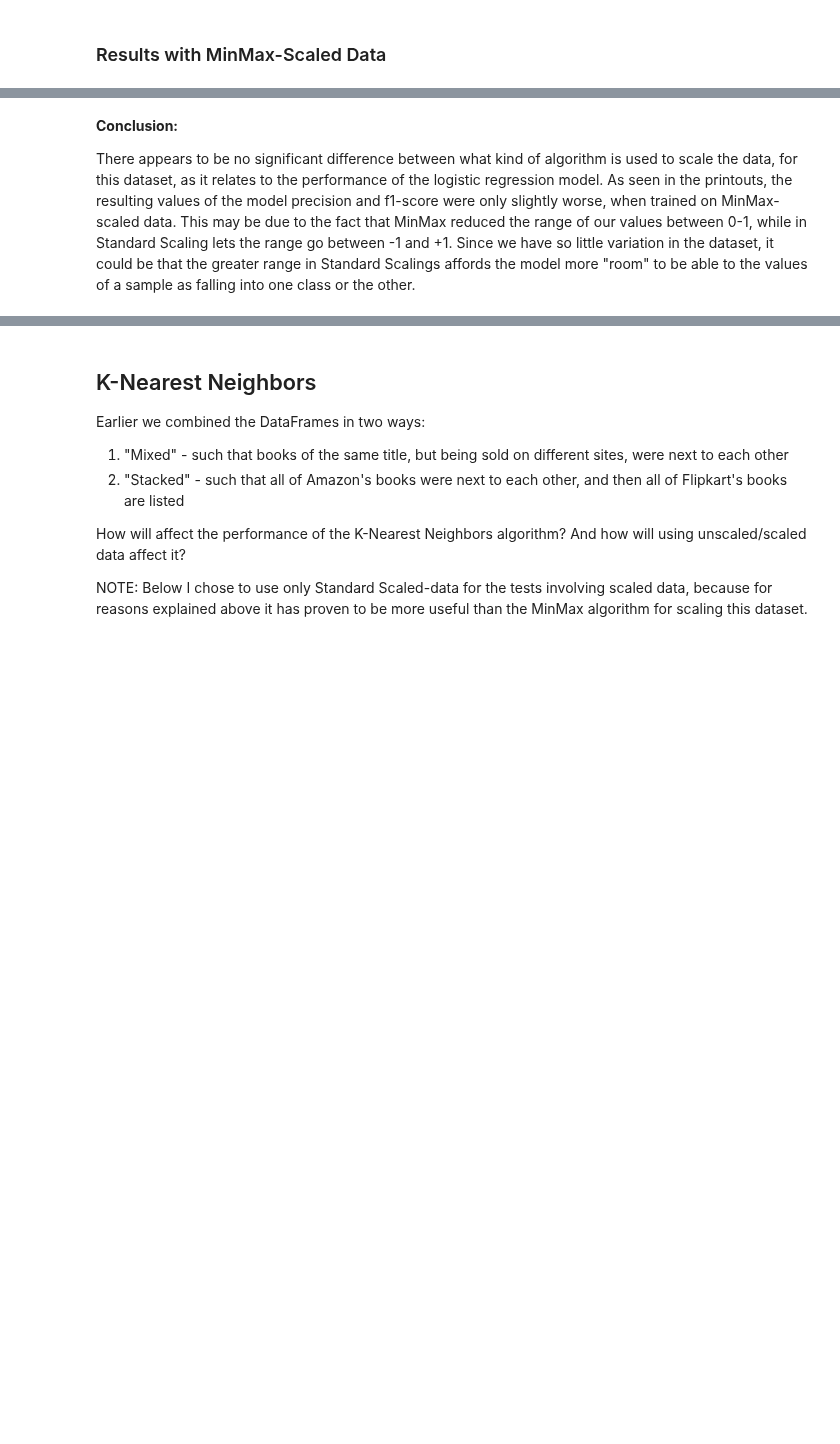
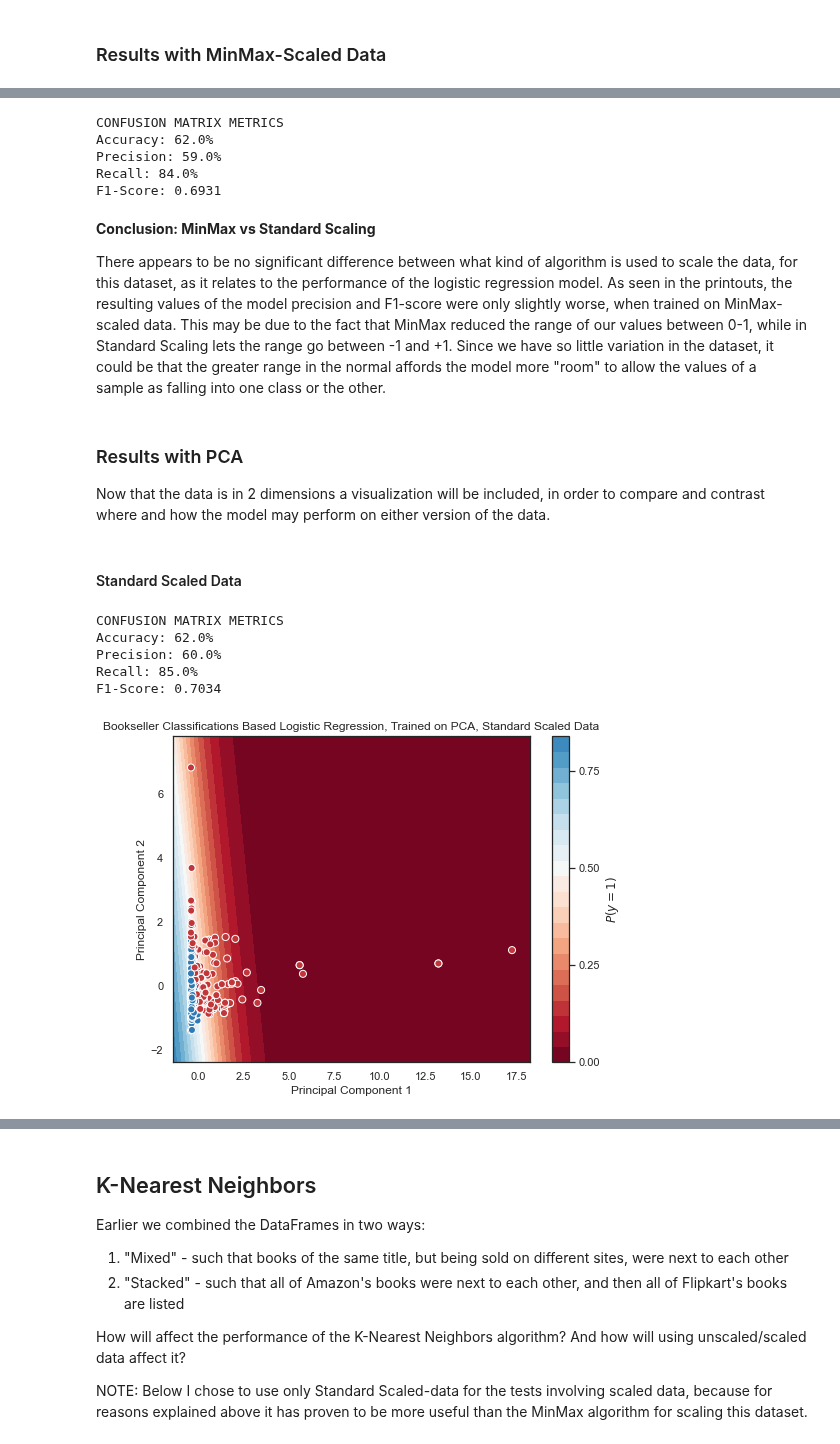
Before and after one commit to UPstartDeveloper/bookstore-classifier, a Jupyter notebook: classifications.ipynb, the cells around one changed output, grey strips where cells are left out. Cells and saved outputs as stored; diff of their text form; code cells hidden in the pictures; blank space fills up the shorter version.

```diff
--- a/classifications.ipynb
+++ b/classifications.ipynb
@@ -965,10 +991,0 @@ Here's the 3D perspective:
-# %%
-X0, X1, y = X_train_reduced_s_scaled[:, 0],  X_train_reduced_s_scaled[:, 1], y_train
-
-ax = plt.subplot(projection="3d")
-ax.scatter3D(X0, X1, y)
-ax.set_xlabel('PC 1')
-ax.set_ylabel('PC 2')
-ax.set_zlabel('Bookseller')
-ax.set_title('Classifying Online Booksellers After PCA')
-plt.show()
@@ -997,11 +1019,3 @@ Recall: 84.0%
 F1-Score: 0.7
 # %% [markdown]
 ### Results with MinMax-Scaled Data
-# %%
-# Creating the Model
-logreg2 = LogisticRegression(random_state=0, solver="lbfgs")
-logreg2.fit(X_train_mm_scaled, y_train)
-# Testing the Model
-y_pred = logreg2.predict(X_test_mm_scaled)
-cm = confusion_matrix(y_test, y_pred)
-print_confusion_metrics(cm)
@@ -1014,4 +1022,62 @@ F1-Score: 0.6931
+# %%
+y_pred, logreg2 = make_logreg(X_train_mm_scaled, y_train, X_test_mm_scaled, y_test)
+# %% [output]
+CONFUSION MATRIX METRICS
+Accuracy: 62.0%
+Precision: 59.0%
+Recall: 84.0%
+F1-Score: 0.6931
 # %% [markdown]
-**Conclusion:**
+**Conclusion: MinMax vs Standard Scaling**
 
-There appears to be no significant difference between what kind of algorithm is used to scale the data, for this dataset, as it relates to the performance of the logistic regression model. As seen in the printouts, the resulting values of the model precision and f1-score were only slightly worse, when trained on MinMax-scaled data. This may be due to the fact that MinMax reduced the range of our values between 0-1, while in Standard Scaling lets the range go between -1 and +1. Since we have so little variation in the dataset, it could be that the greater range in Standard Scalings affords the model more "room" to be able to the values of a sample as falling into one class or the other.
+There appears to be no significant difference between what kind of algorithm is used to scale the data, for this dataset, as it relates to the performance of the logistic regression model. As seen in the printouts, the resulting values of the model precision and F1-score were only slightly worse, when trained on MinMax-scaled data. This may be due to the fact that MinMax reduced the range of our values between 0-1, while in Standard Scaling lets the range go between -1 and +1. Since we have so little variation in the dataset, it could be that the greater range in the normal  affords the model more "room" to allow the values of a sample as falling into one class or the other.
+# %% [markdown]
+### Results with PCA
+Now that the data is in 2 dimensions a visualization will be included, in order to compare and contrast where and how the model may perform on either version of the data.
+# %% [markdown]
+####  Standard Scaled Data
+# %%
+y_pred, logreg3 = make_logreg(X_train_reduced_s_scaled, y_train, X_test_reduced_s_scaled, y_test)
+# %% [output]
+CONFUSION MATRIX METRICS
+Accuracy: 62.0%
+Precision: 60.0%
+Recall: 85.0%
+F1-Score: 0.7034
+# %%
+def plot_logreg(logreg, X, y, scaling_type):
+    """Shows the plot of Logistic Regression model in color.
+
+       Credit to this Stack Overflow answer for helping me understand the
+       way to add the probability key to the right:
+       https://stackoverflow.com/questions/28256058/plotting-decision-boundary-of-logistic-regression
+
+    """
+    # set up plotting space
+    sns.set(style="white")
+    X0, X1 = X[:, 0], X[:, 1]
+    xx, yy = make_meshgrid(X0, X1)
+    grid = np.c_[xx.ravel(), yy.ravel()]
+    # obtain the probabilities for the classifications
+    probs = logreg3.predict_proba(grid)[:, 1].reshape(xx.shape)
+    # plot the samples
+    f, ax = plt.subplots(figsize=(8, 6))
+    contour = ax.contourf(xx, yy, probs, 25, cmap="RdBu",
+                          vmin=0, vmax=1)
+    # add a color key to show which class each sample belongs to
+    ax_c = f.colorbar(contour)
+    ax_c.set_label("$P(y = 1)$")
+    ax_c.set_ticks([0, .25, .5, .75, 1])
+    ax.scatter(X[100:,0], X[100:, 1], c=y[100:], s=50,
+               cmap="RdBu", vmin=-.2, vmax=1.2,
+               edgecolor="white", linewidth=1)
+    # make the plot more readable
+    plt.title(f'Bookseller Classifications Based Logistic Regression, Trained on PCA, {scaling_type} Data')
+    ax.set_xlabel('Principal Component 1')
+    ax.set_ylabel('Principal Component 2')
+    plt.show()
+    return
+
+plot_logreg(logreg3, X_test_reduced_s_scaled, y_pred, "Standard Scaled")
+# %% [output]
+[figure, added]
```
Also changed, not shown: parts of 14 cells of this notebook.
